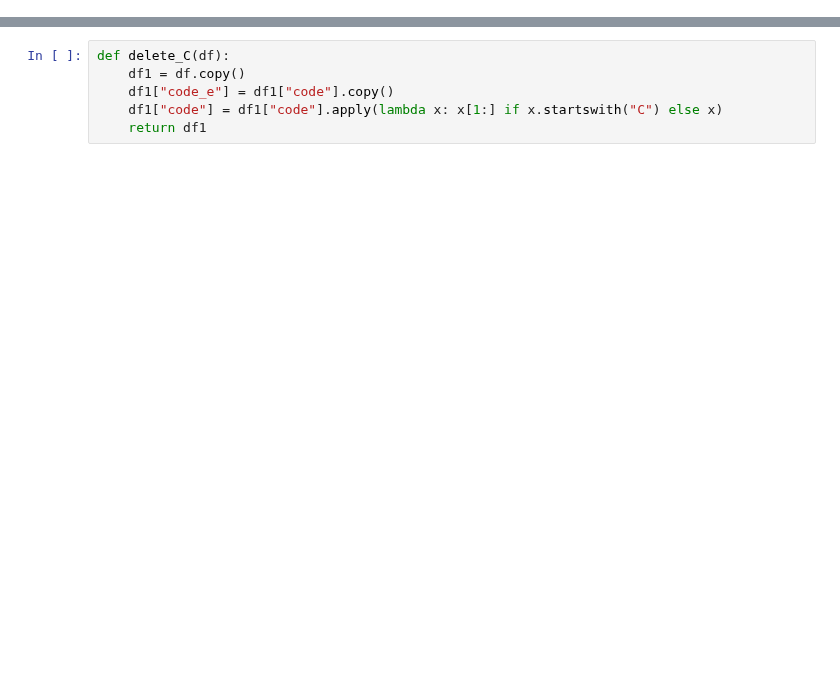
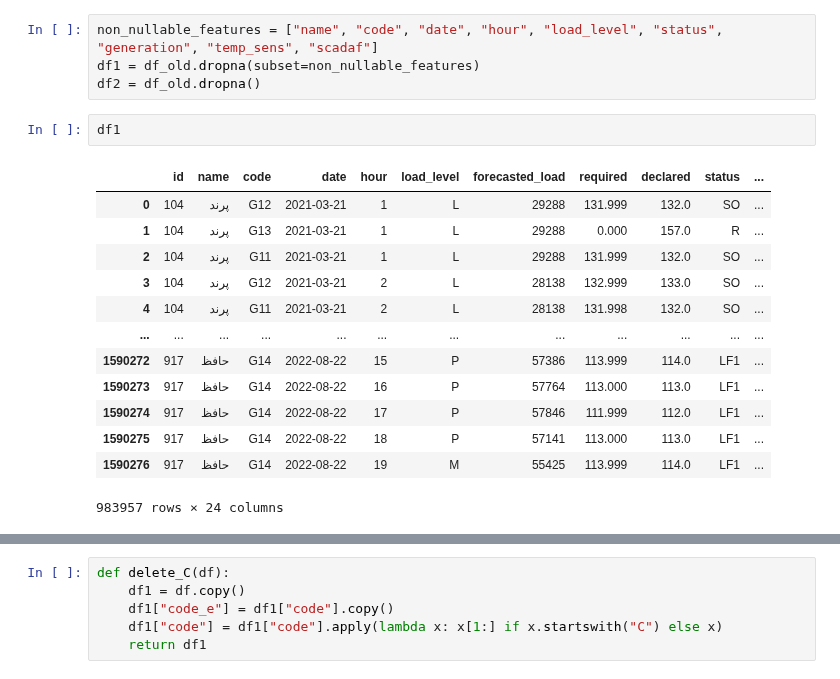
Before and after one commit to SHSMJ200/Bargh_ML, a Jupyter notebook: src/models/jupyter_files/test_null_data.ipynb, the cells around one changed output, grey strips where cells are left out. Saved outputs shown, nothing was run; the diff lists cells and outputs as text; blank space fills up the shorter version.

```diff
--- a/src/models/jupyter_files/test_null_data.ipynb
+++ b/src/models/jupyter_files/test_null_data.ipynb
@@ -18,0 +72,20 @@ df_selleroffer      = pd.read_csv(os.path.join(project_root, "data", "interim",
+# %%
+non_nullable_features = ["name", "code", "date", "hour", "load_level", "status", "generation", "temp_sens", "scadaf"]
+df1 = df_old.dropna(subset=non_nullable_features)
+df2 = df_old.dropna()
+# %%
+df1
+# %% [output]
+|  | id | name | code | date | hour | load_level | forecasted_load | required | declared | status | ... |
+| 0 | 104 | پرند | G12 | 2021-03-21 | 1 | L | 29288 | 131.999 | 132.0 | SO | ... |
+| 1 | 104 | پرند | G13 | 2021-03-21 | 1 | L | 29288 | 0.000 | 157.0 | R | ... |
+| 2 | 104 | پرند | G11 | 2021-03-21 | 1 | L | 29288 | 131.999 | 132.0 | SO | ... |
+| 3 | 104 | پرند | G12 | 2021-03-21 | 2 | L | 28138 | 132.999 | 133.0 | SO | ... |
+| 4 | 104 | پرند | G11 | 2021-03-21 | 2 | L | 28138 | 131.998 | 132.0 | SO | ... |
+| ... | ... | ... | ... | ... | ... | ... | ... | ... | ... | ... | ... |
+| 1590272 | 917 | حافظ | G14 | 2022-08-22 | 15 | P | 57386 | 113.999 | 114.0 | LF1 | ... |
+| 1590273 | 917 | حافظ | G14 | 2022-08-22 | 16 | P | 57764 | 113.000 | 113.0 | LF1 | ... |
+| 1590274 | 917 | حافظ | G14 | 2022-08-22 | 17 | P | 57846 | 111.999 | 112.0 | LF1 | ... |
+| 1590275 | 917 | حافظ | G14 | 2022-08-22 | 18 | P | 57141 | 113.000 | 113.0 | LF1 | ... |
+| 1590276 | 917 | حافظ | G14 | 2022-08-22 | 19 | M | 55425 | 113.999 | 114.0 | LF1 | ... |
+983957 rows × 24 columns
```
Also changed, not shown: parts of 31 cells of this notebook, 5 other files.
